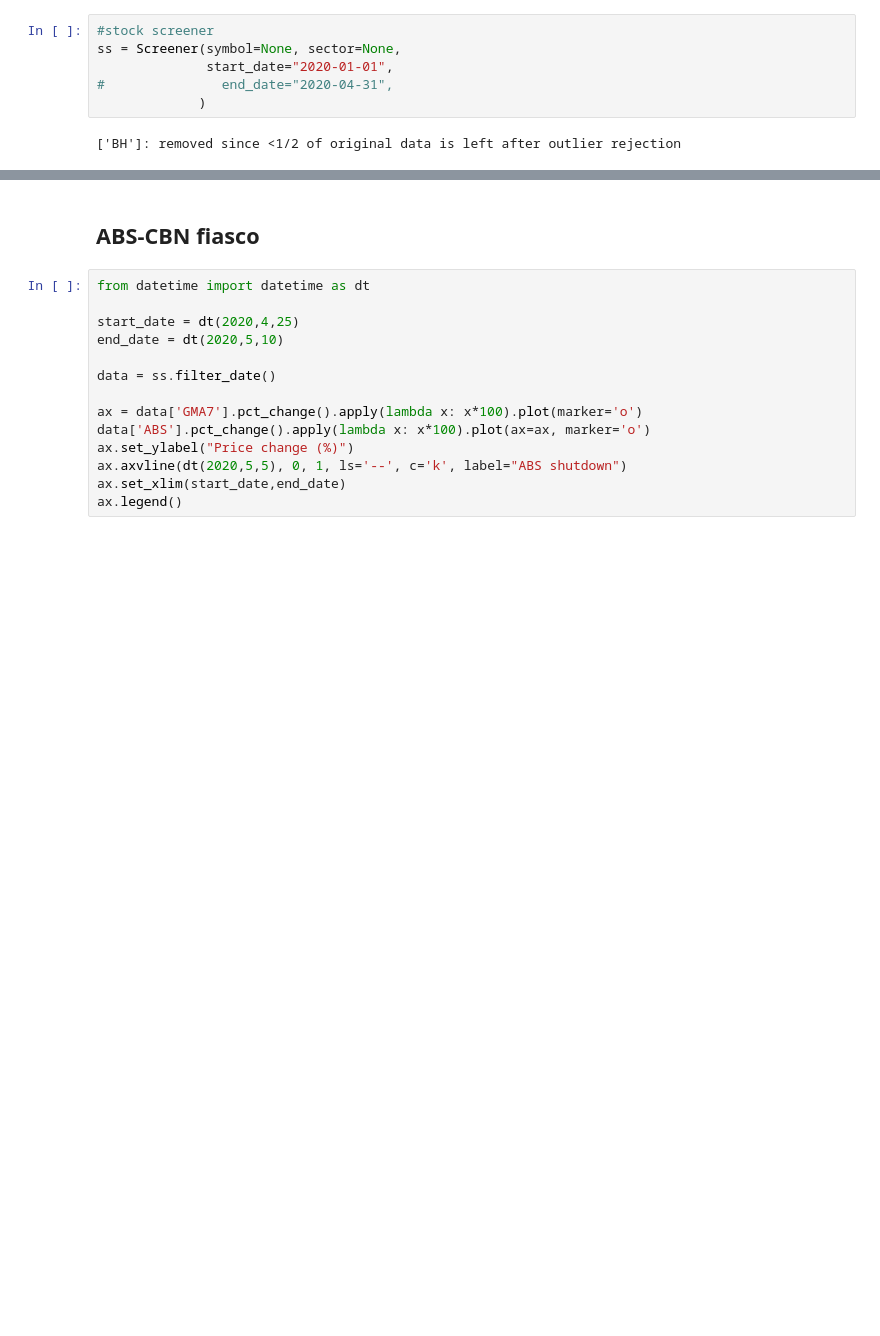
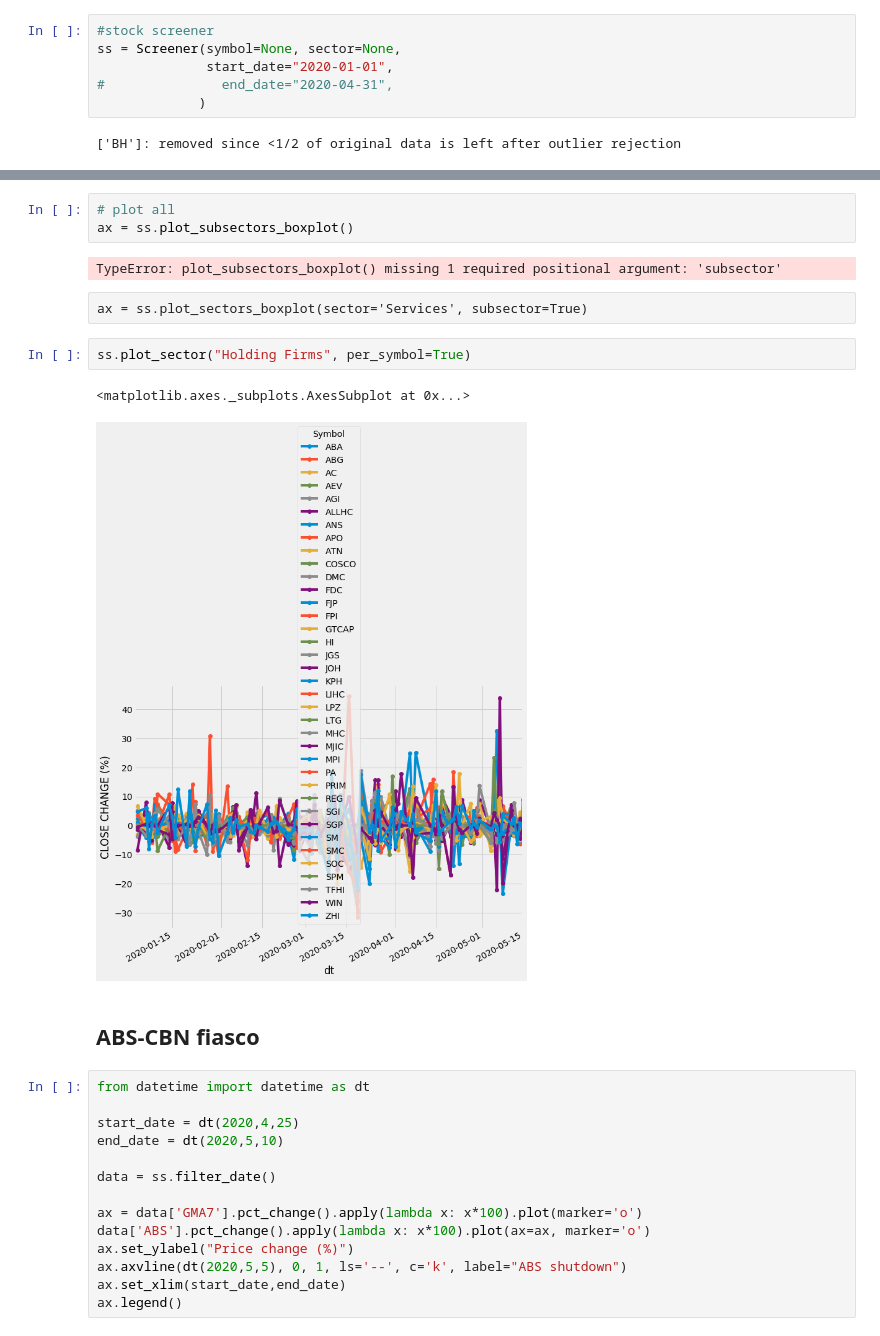
Before and after one commit to jbdelmundo/fastquant, a Jupyter notebook: examples/screener.ipynb, the cells around one changed output, grey strips where cells are left out. Cells and saved outputs as stored; diff of their text form; blank space fills up the shorter version.

```diff
--- a/examples/screener.ipynb
+++ b/examples/screener.ipynb
@@ -18,3 +165,15 @@ ss.plot_sectors_boxplot()
+# %%
+# plot all
+ax = ss.plot_subsectors_boxplot()
+# %% [output]
+TypeError: plot_subsectors_boxplot() missing 1 required positional argument: 'subsector'
+# %% [raw]
+ax = ss.plot_sectors_boxplot(sector='Services', subsector=True)
+# %%
+ss.plot_sector("Holding Firms", per_symbol=True)
+# %% [output]
+<matplotlib.axes._subplots.AxesSubplot at 0x...>
+[figure, added]
 # %% [markdown]
 ## ABS-CBN fiasco
 # %%
```
Also changed, not shown: parts of 18 cells of this notebook, 2 other files.
